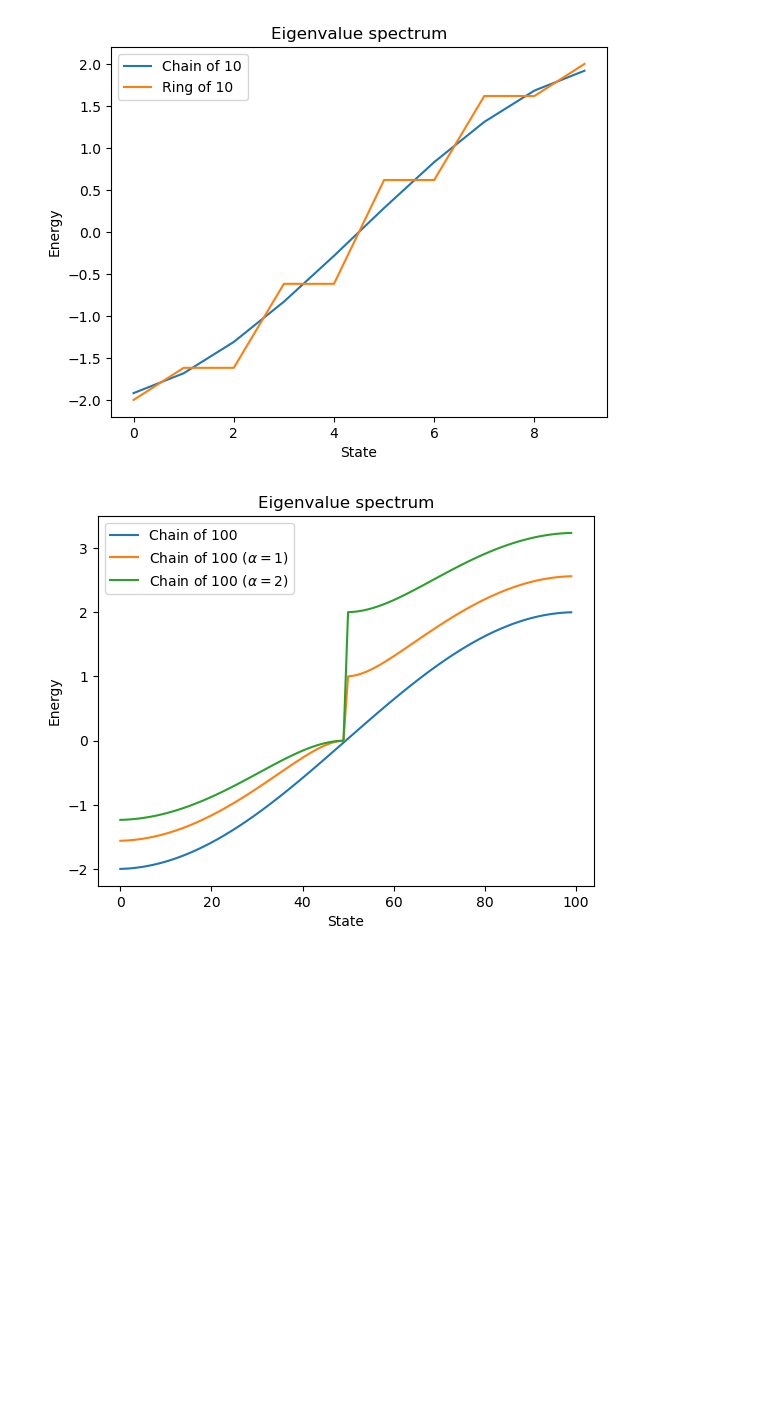
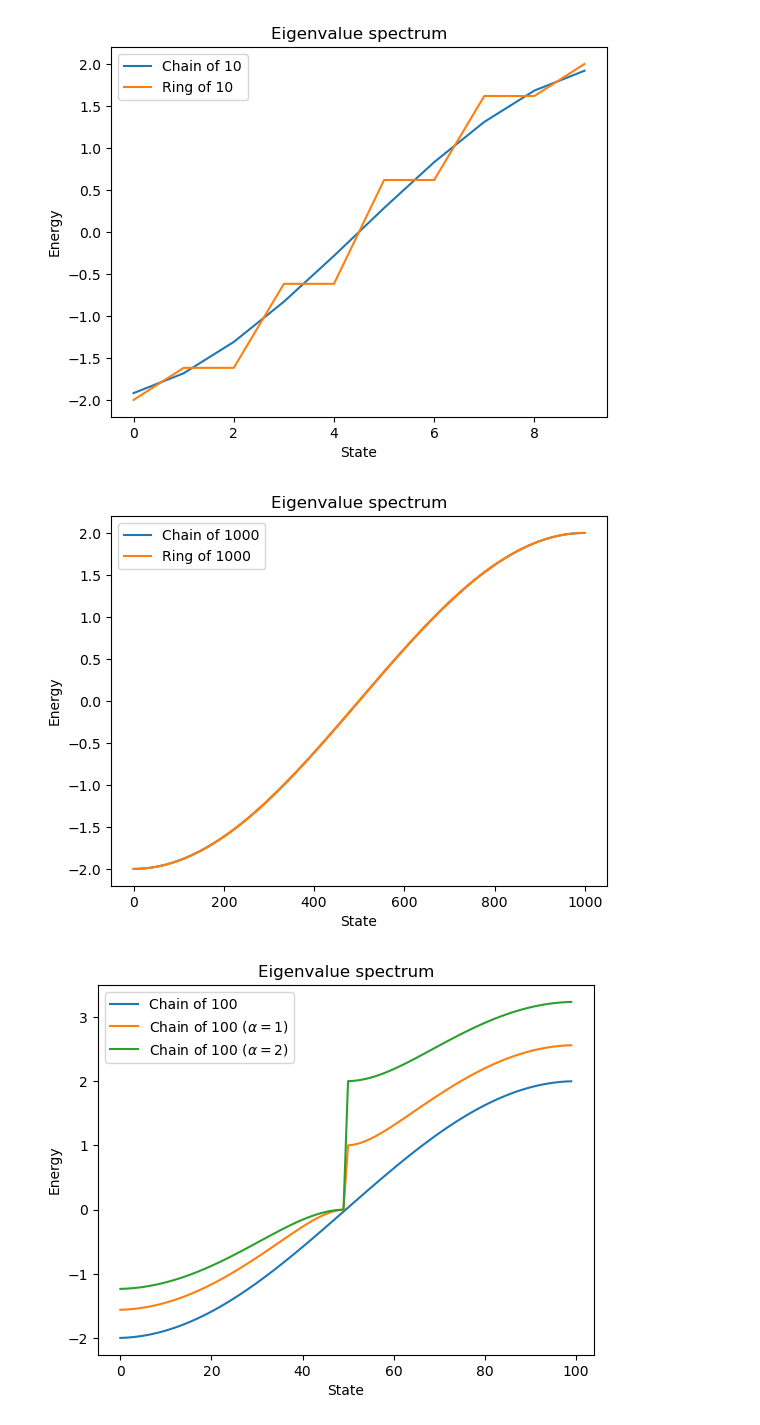
Before and after one commit to matarabadanf/Huckel-HW, a Jupyter notebook: plots/Plots.ipynb, the cells around one changed output. Saved outputs shown, nothing was run; the diff lists cells and outputs as text; code cells hidden in the pictures; blank space fills up the shorter version.

Commit message:
Plots update

```diff
--- a/plots/Plots.ipynb
+++ b/plots/Plots.ipynb
@@ -14,6 +14,19 @@ ring.plot_eigenvalues()
 plt.savefig('chain_vs_ring.jpg', dpi=600)
 # %% [output]
 [figure]
+# %%
+# Create a 10 atom chain
+chain = Chain(1000)
+chain.plot_eigenvalues()
+
+# Create a 10 atom ring
+ring = Chain(1000)
+ring.close_ring()
+ring.plot_eigenvalues()
+
+plt.savefig('convergence_limit.jpg', dpi=600)
+# %% [output]
+[figure, added]
 # %%
 # Testing the influence alpha in the eigenvalues
 chain = Chain(100)
```
Also changed, not shown: 6 other files.
